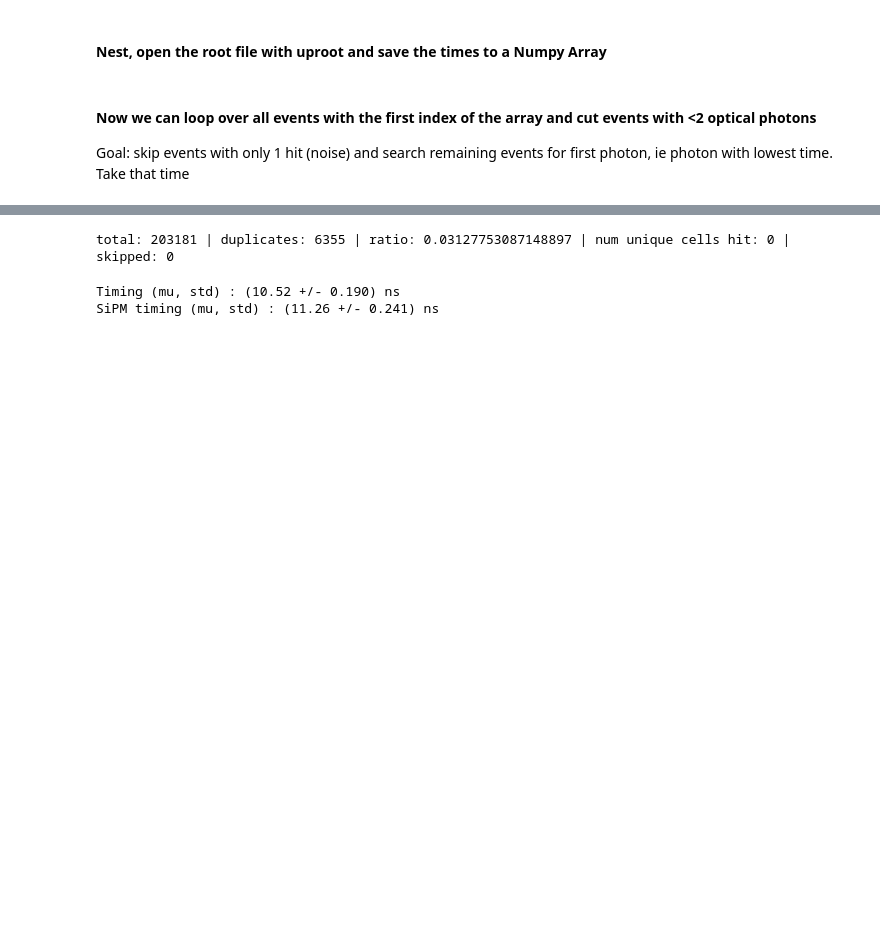
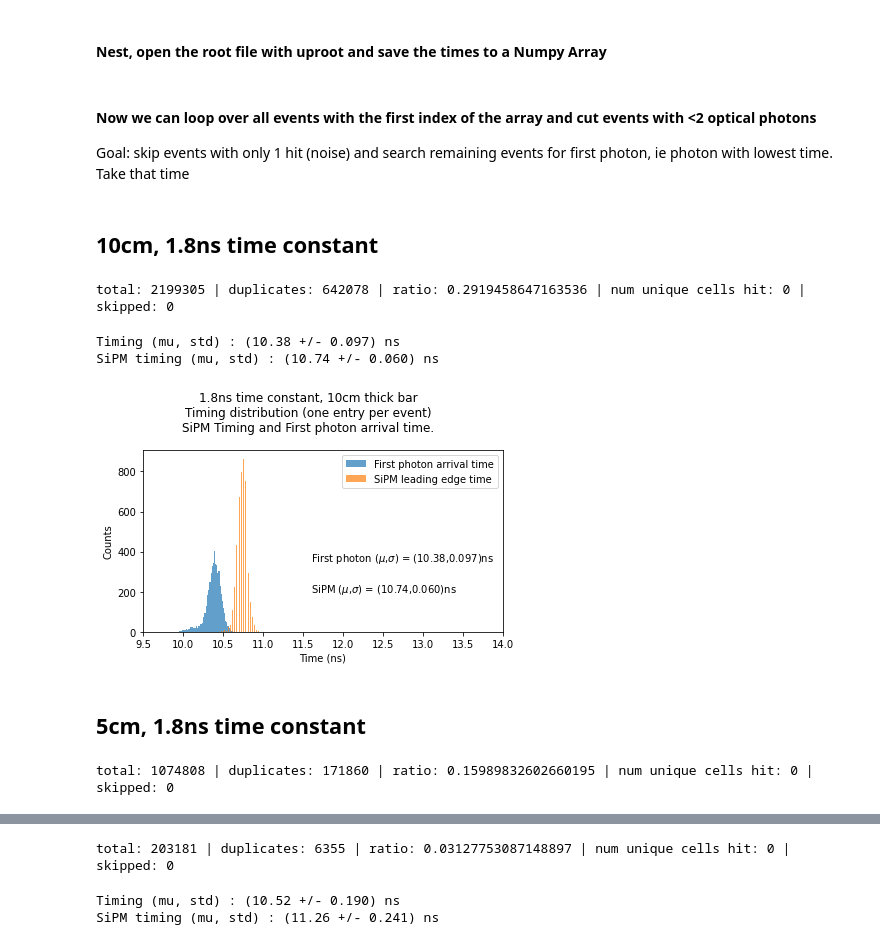
Before and after one commit to RowanKell/work_eic, a Jupyter notebook: macros/time_res/time_resolution.ipynb, the cells around one changed output, grey strips where cells are left out. Saved outputs shown, nothing was run; the diff lists cells and outputs as text; code cells hidden in the pictures; blank space fills up the shorter version.

Commit message:
added time resolution results for thicker bars and new time constant

```diff
--- a/macros/time_res/time_resolution.ipynb
+++ b/macros/time_res/time_resolution.ipynb
@@ -347,3 +347,45 @@ class TimingResolution:
     def avg_time(self,num,event_times):
         ten_sorted_times = sorted(event_times)[:num]
         return sum(ten_sorted_times) / len(ten_sorted_times)
+# %% [markdown]
+## 10cm, 1.8ns time constant
+# %%
+root_file_path = f"/hpc/group/vossenlab/rck32/eic/work_eic/root_files/time_res_one_segment_sensor/May_13_10cm/run_1_mum_10GeV_theta_90_5kevents_1_8_time_constant.edm4hep.root:events"
+TR = TimingResolution()
+TR.process(root_file_path)
+timing = TR.get_timing()
+SiPM_timing = TR.apply_SiPM()
+# %% [output]
+total: 2199305 | duplicates: 642078 | ratio: 0.2919458647163536 | num unique cells hit: 0 | skipped: 0
+# %%
+mu_timing, std_timing = TR.get_mean_std(timing)
+mu_SiPM, std_SiPM = TR.get_mean_std(SiPM_timing)
+print(f"Timing (mu, std) : ({mu_timing:0.2f} +/- {std_timing:0.3f}) ns")
+print(f"SiPM timing (mu, std) : ({mu_SiPM:0.2f} +/- {std_SiPM:0.3f}) ns")
+
+fig,axs = plot.subplots(1,1)
+fig.suptitle("1.8ns time constant, 10cm thick bar\nTiming distribution (one entry per event)\nSiPM Timing and First photon arrival time.")
+axs.hist(timing,bins = 50,alpha = 0.7, label = "First photon arrival time");
+axs.hist(SiPM_timing,bins = 50,alpha = 0.7, label = "SiPM leading edge time");
+axs.set(xlabel = "Time (ns)",ylabel = "Counts")
+axs.legend()
+axs.text(11.6, 350, fr"First photon ($\mu$,$\sigma$) = ({mu_timing:0.2f},{std_timing:0.3f})ns ")
+axs.text(11.6, 200, fr"SiPM ($\mu$,$\sigma$) = ({mu_SiPM:0.2f},{std_SiPM:0.3f})ns ")
+axs.set(xlim = (9.5,14))
+fig.show()
+fig.tight_layout()
+fig.savefig("plots/Paper/SiPM_vs_first_photon_timing_resolution_10cm_1_8ns_time_constant.pdf")
+# %% [output]
+Timing (mu, std) : (10.38 +/- 0.097) ns
+SiPM timing (mu, std) : (10.74 +/- 0.060) ns
+[figure, added]
+# %% [markdown]
+## 5cm, 1.8ns time constant
+# %%
+root_file_path = f"/hpc/group/vossenlab/rck32/eic/work_eic/root_files/time_res_one_segment_sensor/May_13_5cm/run_1_mum_10GeV_theta_90_5kevents_1_8_time_constant.edm4hep.root:events"
+TR = TimingResolution()
+TR.process(root_file_path)
+timing = TR.get_timing()
+SiPM_timing = TR.apply_SiPM()
+# %% [output]
+total: 1074808 | duplicates: 171860 | ratio: 0.15989832602660195 | num unique cells hit: 0 | skipped: 0
```
Also changed, not shown: parts of 9 cells of this notebook, 5 other files.
